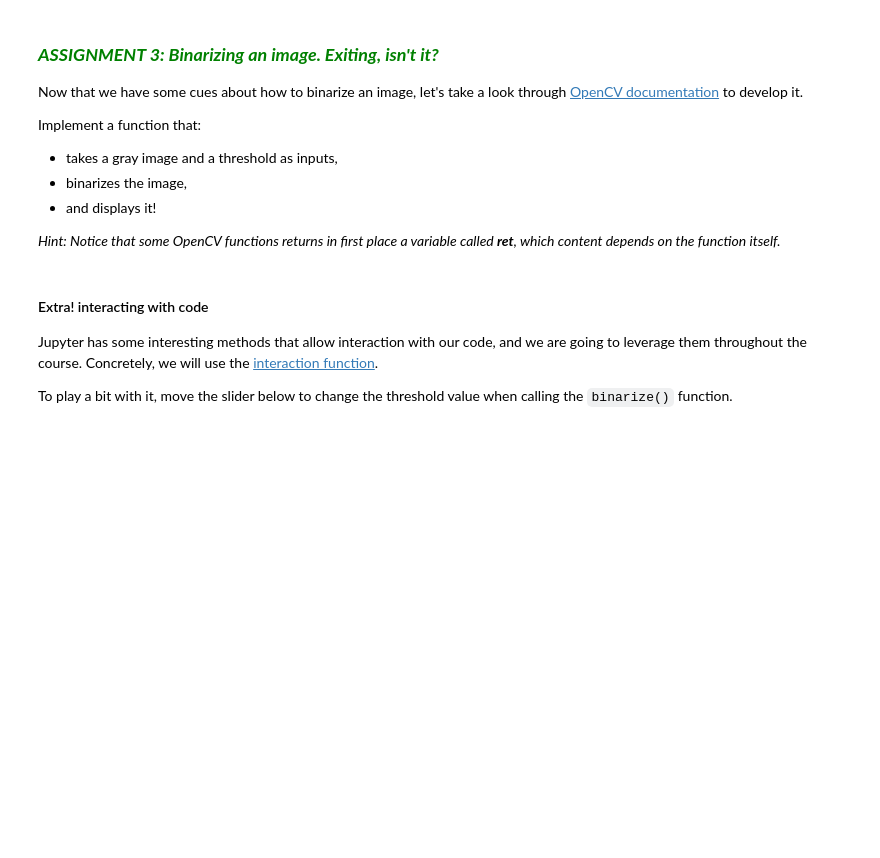
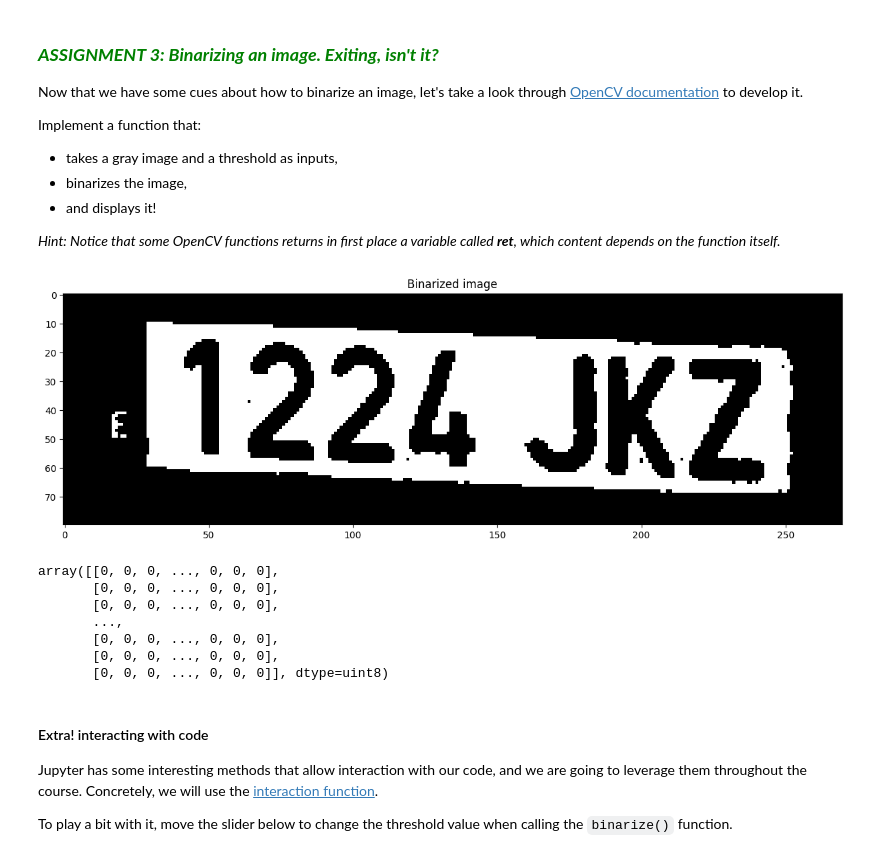
Before and after one commit to uo282210/uma_cv_2023, a Jupyter notebook: Chapter 02. Image processing/2.1 IP tools.ipynb, the cells around one changed output. Saved outputs shown, nothing was run; the diff lists cells and outputs as text; code cells hidden in the pictures; blank space fills up the shorter version.

```diff
--- a/Chapter 02. Image processing/2.1 IP tools.ipynb
+++ b/Chapter 02. Image processing/2.1 IP tools.ipynb
@@ -146,23 +156,34 @@ Implement a function that:
 # %%
 # ** ASSIGNMENT 3 **
 # Implement a function that binarizes an image and displays it
 def binarize(image,threshold):
     """ Binarizes an input image and returns it.
-
         Args:
-            image: Input image to be binarized
+            image: Input image to be binarized, must be a gray image
             threshold: Pixels with intensity values under this parameters
                     are set to 0 (black), and those over it to 255 (white).
 
         Returns:
             image_binarized: Binarized image
     """
-    ret,image_binarized = None
-    plt.imshow(None, None)
+
+    ret,image_binarized =  cv2.threshold(image,threshold,255,cv2.THRESH_BINARY)
+    plt.imshow(image_binarized, cmap='gray')
     plt.title('Binarized image')
     plt.show()
 
-    return None
+    return image_binarized
+
+binarize(image_cropped, 200)
+# %% [output]
+[figure, added]
+array([[0, 0, 0, ..., 0, 0, 0],
+       [0, 0, 0, ..., 0, 0, 0],
+       [0, 0, 0, ..., 0, 0, 0],
+       ...,
+       [0, 0, 0, ..., 0, 0, 0],
+       [0, 0, 0, ..., 0, 0, 0],
+       [0, 0, 0, ..., 0, 0, 0]], dtype=uint8)
 # %% [markdown]
 #### Extra! interacting with code
 
```
Also changed, not shown: parts of 7 cells of this notebook.
